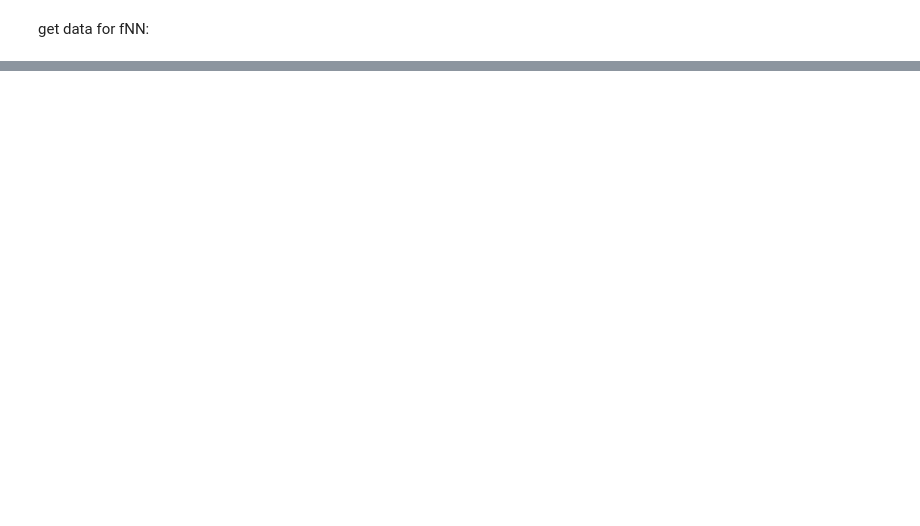
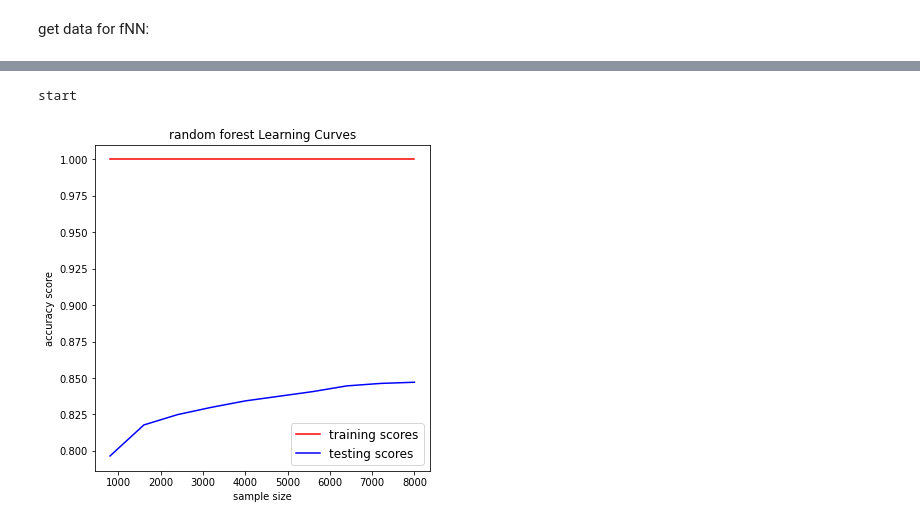
Before and after one commit to jyaosmit/CS178proj, a Jupyter notebook: main.ipynb, the cells around one changed output, grey strips where cells are left out. Drawn from its saved outputs; the diff is of its cells as text; code cells hidden in the pictures; blank space fills up the shorter version.

```diff
--- a/main.ipynb
+++ b/main.ipynb
@@ -244,0 +408,31 @@ start
+# %%
+figure, axes = plt.subplots(1, figsize=(6, 6))
+param = (200, 'gini', None, 'sqrt')
+
+print('start')
+
+samples = []
+train_acc = []
+test_acc = []
+
+clf = RandomForestClassifier(n_estimators = param[0], criterion=param[1], max_depth=param[2],max_features=param[3], random_state = seed)
+train_size_abs, train_scores, test_scores = learning_curve(clf, X_final_te, y_final_te,train_sizes = training_set_sizes)
+
+for train_size, cv_train_scores, cv_test_scores in zip(train_size_abs, train_scores, test_scores):
+    samples.append(train_size)
+    train_acc.append(cv_train_scores.mean())
+    test_acc.append(cv_test_scores.mean())
+
+samples = np.array(samples)
+train_acc = np.array(train_acc)
+test_acc = np.array(test_acc)
+
+axes.set_title('random forest Learning Curves')
+axes.plot(samples,train_acc, color = 'red', label = 'training scores')
+axes.plot(samples,test_acc, color = 'blue', label = 'testing scores')
+axes.set_xlabel("sample size")
+axes.set_ylabel("accuracy score")
+axes.legend(fontsize=12);
+# %% [output]
+start
+[figure, added]
```
Also changed, not shown: parts of 13 cells of this notebook.
